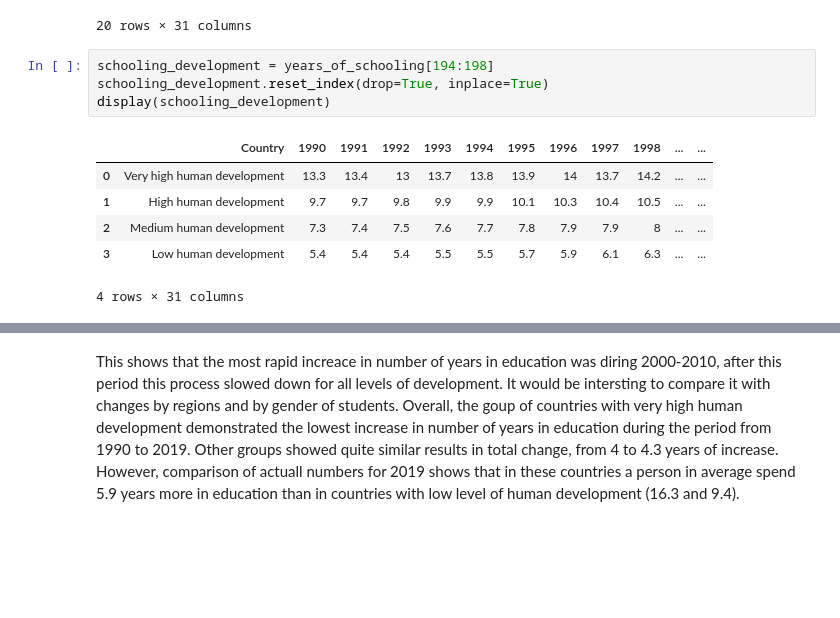
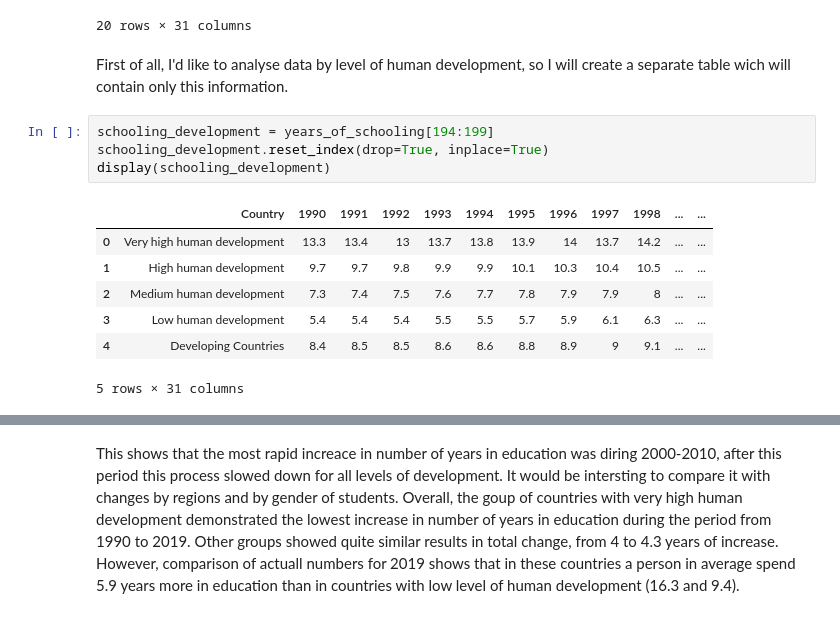
Before and after one commit to mara-ber/programing_for_data, a Jupyter notebook: project - education.ipynb, the cells around one changed output, grey strips where cells are left out. Saved outputs shown, nothing was run; the diff lists cells and outputs as text; blank space fills up the shorter version.

```diff
--- a/project - education.ipynb
+++ b/project - education.ipynb
@@ -89,14 +102,17 @@ years_of_schooling.tail(20)
 | 208 | Organization for Economic Co-oper... | 13.3 | 13.5 | 13 | 13.8 | 14 | 14.2 | 14.3 | 13.9 | 14.5 | ... | ... |
 | 209 | World | 9.2 | 9.3 | 9.1 | 9.4 | 9.5 | 9.6 | 9.7 | 9.6 | 9.9 | ... | ... |
 20 rows × 31 columns
+# %% [markdown]
+First of all, I'd like to analyse data by level of human development, so I will create a separate table wich will contain only this information.
 # %%
-schooling_development = years_of_schooling[194:198]
+schooling_development = years_of_schooling[194:199]
 schooling_development.reset_index(drop=True, inplace=True)
 display(schooling_development)
 # %% [output]
 |  | Country | 1990 | 1991 | 1992 | 1993 | 1994 | 1995 | 1996 | 1997 | 1998 | ... | ... |
 | 0 | Very high human development | 13.3 | 13.4 | 13 | 13.7 | 13.8 | 13.9 | 14 | 13.7 | 14.2 | ... | ... |
 | 1 | High human development | 9.7 | 9.7 | 9.8 | 9.9 | 9.9 | 10.1 | 10.3 | 10.4 | 10.5 | ... | ... |
 | 2 | Medium human development | 7.3 | 7.4 | 7.5 | 7.6 | 7.7 | 7.8 | 7.9 | 7.9 | 8 | ... | ... |
 | 3 | Low human development | 5.4 | 5.4 | 5.4 | 5.5 | 5.5 | 5.7 | 5.9 | 6.1 | 6.3 | ... | ... |
+| 4 | Developing Countries | 8.4 | 8.5 | 8.5 | 8.6 | 8.6 | 8.8 | 8.9 | 9 | 9.1 | ... | ... |
-4 rows × 31 columns
+5 rows × 31 columns
```
Also changed, not shown: parts of 15 cells of this notebook.
